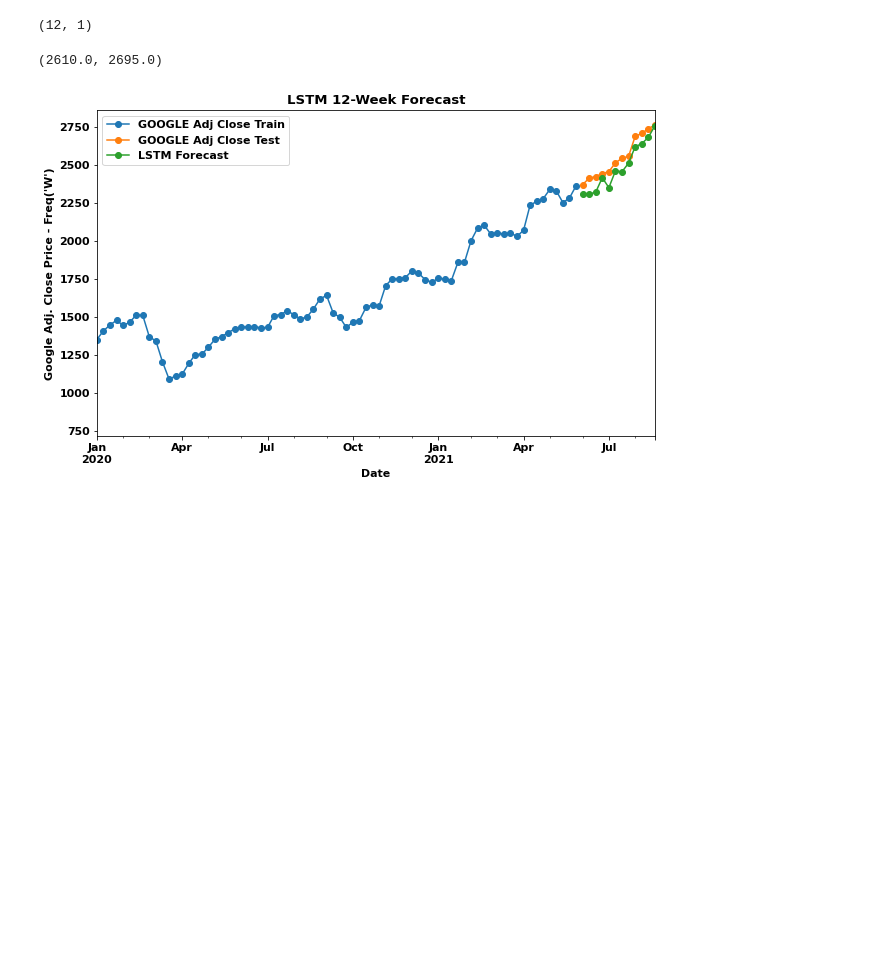
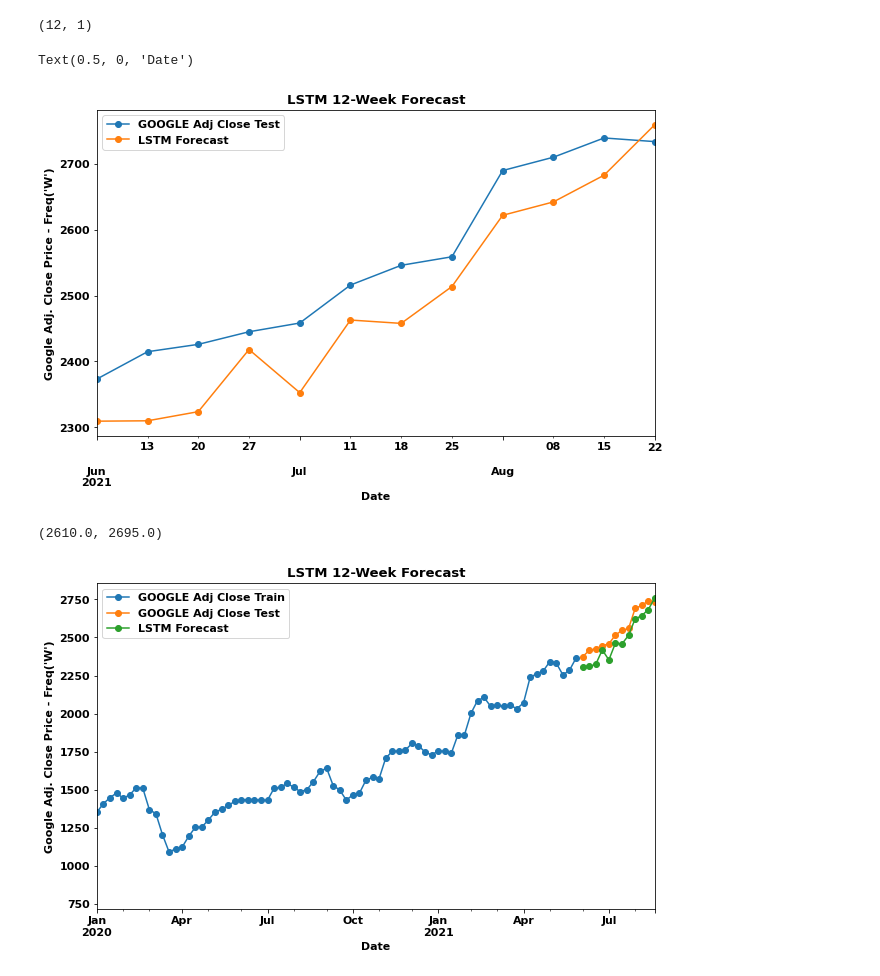
Before and after one commit to tourloukisg/Python-LSTM-Sequence_to_Sequence-Time-Series-Forecasting, a Jupyter notebook: Sequential_LSTM_StockMarket_Forecasting.ipynb, the cells around one changed output. Saved outputs shown, nothing was run; the diff lists cells and outputs as text; code cells hidden in the pictures; blank space fills up the shorter version.

```diff
--- a/Sequential_LSTM_StockMarket_Forecasting.ipynb
+++ b/Sequential_LSTM_StockMarket_Forecasting.ipynb
@@ -263,4 +261,16 @@ new_pred_index=pd.date_range(start=df.index[-target_seq_len],periods=target_seq_
 # %%
 # Converting the new_lstm_output from np.ndarray to pandas dataframe
 new_pred_data=pd.DataFrame(data=new_lstm_output,index=new_pred_index,columns=['LSTM Forecast'])
+# %%
+# Plot comprising Google_Adj_Close feature test data & the LSTM forecast
+
+ax=df['GOOGL_Adj_Close'][-target_seq_len:].plot(figsize=(10,6),marker='o',linestyle='-',label='GOOGLE Adj Close Test')
+new_pred_data.plot(ax=ax,legend=True,marker='o',linestyle='-')
+plt.legend()
+plt.title('LSTM 12-Week Forecast',fontweight='bold')
+plt.ylabel("Google Adj. Close Price - Freq('W')",fontweight='bold')
+plt.xlabel('Date',fontweight='bold')
+# %% [output]
+Text(0.5, 0, 'Date')
+[figure, added]
 # %%
```
Also changed, not shown: parts of 11 cells of this notebook.
